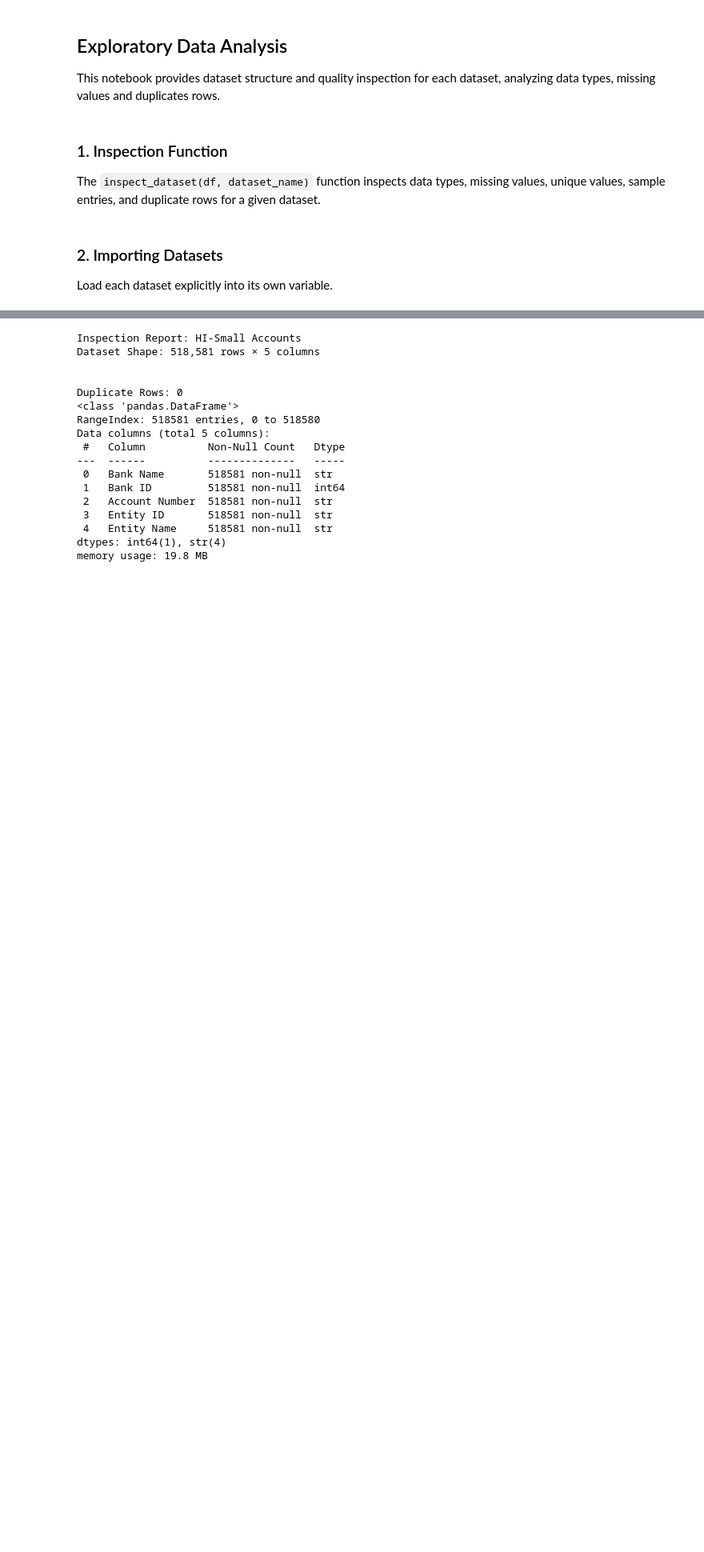
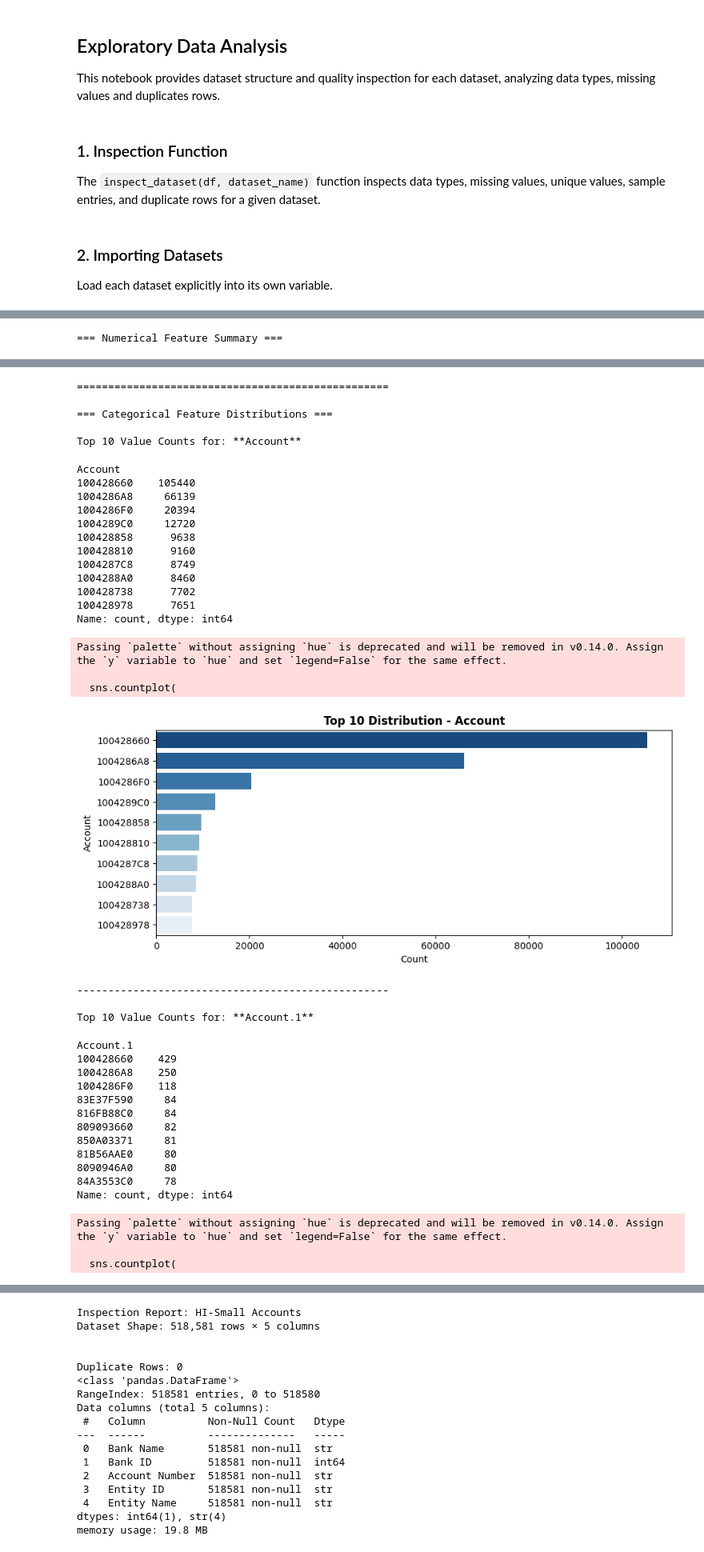
Before and after one commit to jnfpm/Capstone-Project, a Jupyter notebook: EDA.ipynb, the cells around one changed output, grey strips where cells are left out. Shown at 80% size. Saved outputs shown, nothing was run; the diff lists cells and outputs as text; code cells hidden in the pictures; blank space fills up the shorter version.

```diff
--- a/EDA.ipynb
+++ b/EDA.ipynb
@@ -203,0 +377,14 @@ pattern_numerical_cols = ["Amount Received", "Amount Paid"]
+# %%
+import gc
+
+# Free any previously loaded full-size medium transaction dataframes.
+for var_name in ("hi_medium_trans", "li_medium_trans"):
+    if var_name in globals():
+        del globals()[var_name]
+gc.collect()
+
+hi_medium_trans = pd.read_csv(DATA_DIR / "HI-Medium_Trans.csv", nrows=5_000_000)
+li_medium_trans = pd.read_csv(DATA_DIR / "LI-Medium_Trans.csv", nrows=5_000_000)
+
+print("HI-Medium:", hi_medium_trans.shape)
+print("LI-Medium:", li_medium_trans.shape)
@@ -203,0 +394,13 @@ pattern_numerical_cols = ["Amount Received", "Amount Paid"]
+# %%
+for dataset_name, trans_df in [
+    ("HI-Medium Transactions", hi_medium_trans),
+    ("LI-Medium Transactions", li_medium_trans),
+]:
+    display(inspect_dataset(trans_df, dataset_name=dataset_name))
+    univariate_analysis(
+        trans_df,
+        categorical_cols=transaction_categorical_cols,
+        numerical_cols=transaction_numerical_cols,
+        datetime_cols=transaction_datetime_cols,
+    )
+# %% [output]
@@ -203,0 +436 @@ pattern_numerical_cols = ["Amount Received", "Amount Paid"]
+=== Numerical Feature Summary ===
@@ -203,0 +446,39 @@ pattern_numerical_cols = ["Amount Received", "Amount Paid"]
+==================================================
+
+=== Categorical Feature Distributions ===
+
+Top 10 Value Counts for: **Account**
+Account
+100428660    105440
+1004286A8     66139
+1004286F0     20394
+1004289C0     12720
+100428858      9638
+100428810      9160
+1004287C8      8749
+1004288A0      8460
+100428738      7702
+100428978      7651
+Name: count, dtype: int64
+Passing `palette` without assigning `hue` is deprecated and will be removed in v0.14.0. Assign the `y` variable to `hue` and set `legend=False` for the same effect.
+
+  sns.countplot(
+[figure, added]
+--------------------------------------------------
+
+Top 10 Value Counts for: **Account.1**
+Account.1
+100428660    429
+1004286A8    250
+1004286F0    118
+83E37F590     84
+816FB88C0     84
+809093660     82
+850A03371     81
+81B56AAE0     80
+8090946A0     80
+84A3553C0     78
+Name: count, dtype: int64
+Passing `palette` without assigning `hue` is deprecated and will be removed in v0.14.0. Assign the `y` variable to `hue` and set `legend=False` for the same effect.
+
+  sns.countplot(
```
Also changed, not shown: parts of 81 cells of this notebook, 3 other files.
